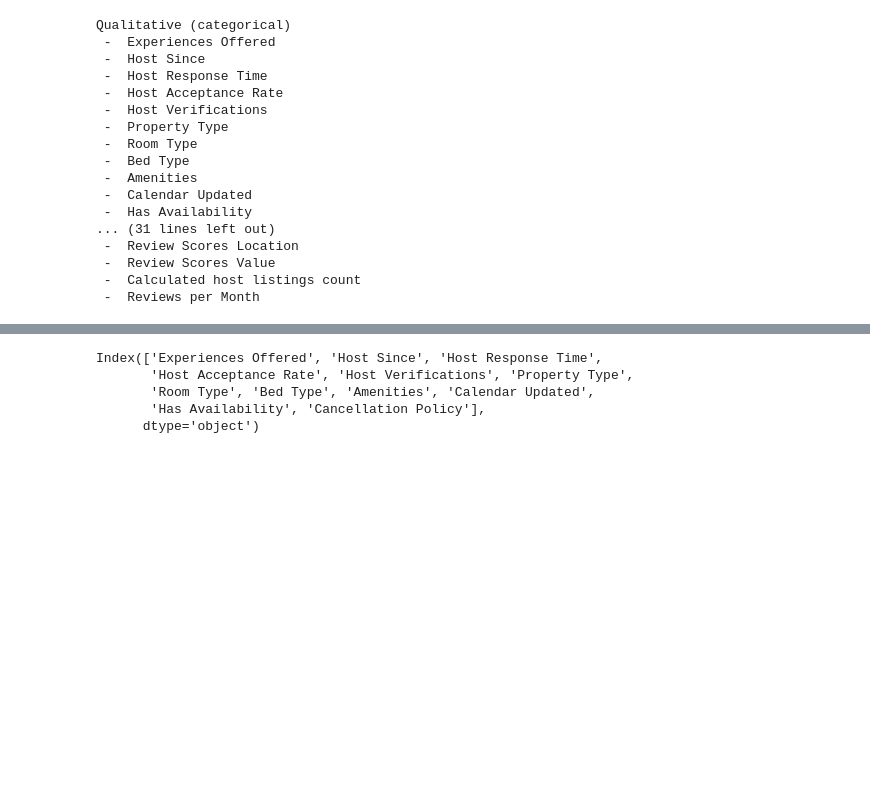
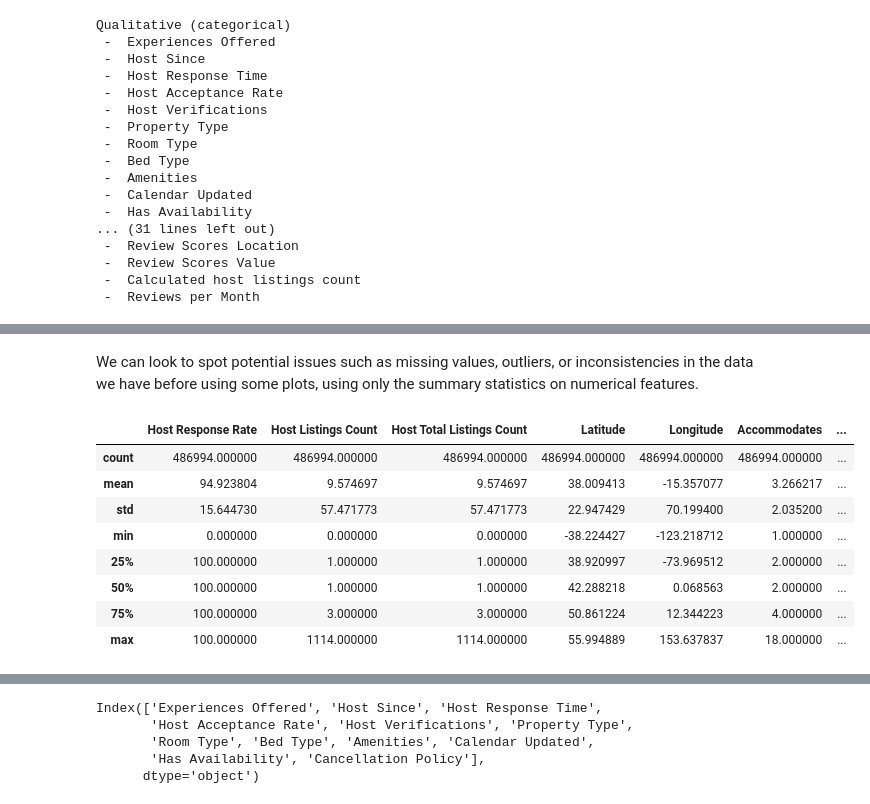
Before and after one commit to Antoine-ValentinCharpentier/AirbnbPricePrediction2, a Jupyter notebook: notebook.ipynb, the cells around one changed output, grey strips where cells are left out. Cells and saved outputs as stored; diff of their text form; code cells hidden in the pictures; blank space fills up the shorter version.

```diff
--- a/notebook.ipynb
+++ b/notebook.ipynb
@@ -296,0 +343,14 @@ Let's start by examining the distribution of our categorical variables.
+# %% [markdown]
+We can look to spot potential issues such as missing values, outliers, or inconsistencies in the data we have before using some plots, using only the summary statistics on numerical features.
+# %%
+dataset.describe()
+# %% [output]
+|  | Host Response Rate | Host Listings Count | Host Total Listings Count | Latitude | Longitude | Accommodates | ... |
+| count | 486994.000000 | 486994.000000 | 486994.000000 | 486994.000000 | 486994.000000 | 486994.000000 | ... |
+| mean | 94.923804 | 9.574697 | 9.574697 | 38.009413 | -15.357077 | 3.266217 | ... |
+| std | 15.644730 | 57.471773 | 57.471773 | 22.947429 | 70.199400 | 2.035200 | ... |
+| min | 0.000000 | 0.000000 | 0.000000 | -38.224427 | -123.218712 | 1.000000 | ... |
+| 25% | 100.000000 | 1.000000 | 1.000000 | 38.920997 | -73.969512 | 2.000000 | ... |
+| 50% | 100.000000 | 1.000000 | 1.000000 | 42.288218 | 0.068563 | 2.000000 | ... |
+| 75% | 100.000000 | 3.000000 | 3.000000 | 50.861224 | 12.344223 | 4.000000 | ... |
+| max | 100.000000 | 1114.000000 | 1114.000000 | 55.994889 | 153.637837 | 18.000000 | ... |
```
Also changed, not shown: parts of 6 cells of this notebook.
